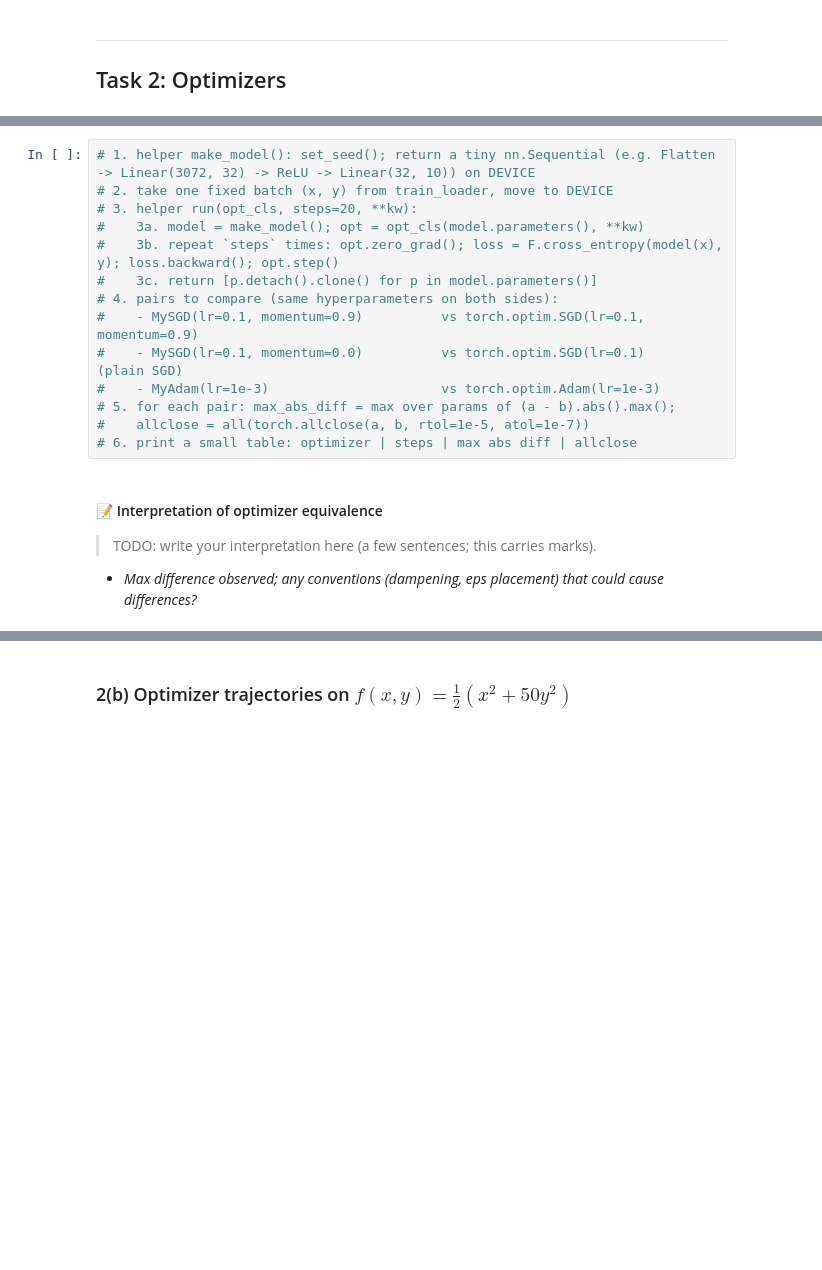
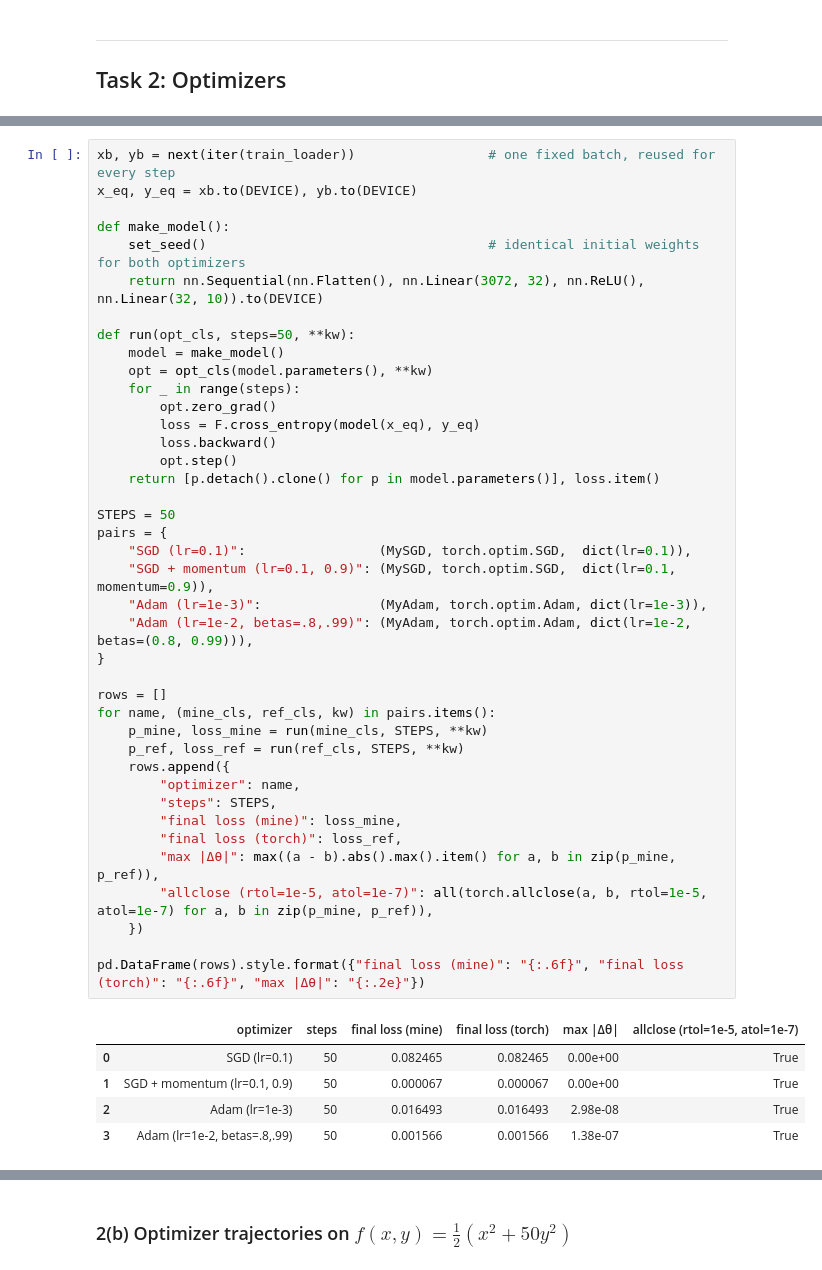
Before and after one commit to Sulojan2027/Vision_Coursework, a Jupyter notebook: Sem07_Deep_Learning_for_Vision/Assignment_2/assignment_2_cnn.ipynb, the cells around one changed output, grey strips where cells are left out. Drawn from its saved outputs; the diff is of its cells as text; blank space fills up the shorter version.

```diff
--- a/Sem07_Deep_Learning_for_Vision/Assignment_2/assignment_2_cnn.ipynb
+++ b/Sem07_Deep_Learning_for_Vision/Assignment_2/assignment_2_cnn.ipynb
@@ -537,20 +611,46 @@ class MyAdam(torch.optim.Optimizer):
-# %%
-# 1. helper make_model(): set_seed(); return a tiny nn.Sequential (e.g. Flatten -> Linear(3072, 32) -> ReLU -> Linear(32, 10)) on DEVICE
-# 2. take one fixed batch (x, y) from train_loader, move to DEVICE
-# 3. helper run(opt_cls, steps=20, **kw):
-#    3a. model = make_model(); opt = opt_cls(model.parameters(), **kw)
-#    3b. repeat `steps` times: opt.zero_grad(); loss = F.cross_entropy(model(x), y); loss.backward(); opt.step()
-#    3c. return [p.detach().clone() for p in model.parameters()]
-# 4. pairs to compare (same hyperparameters on both sides):
-#    - MySGD(lr=0.1, momentum=0.9)          vs torch.optim.SGD(lr=0.1, momentum=0.9)
-#    - MySGD(lr=0.1, momentum=0.0)          vs torch.optim.SGD(lr=0.1)               (plain SGD)
-#    - MyAdam(lr=1e-3)                      vs torch.optim.Adam(lr=1e-3)
-# 5. for each pair: max_abs_diff = max over params of (a - b).abs().max();
-#    allclose = all(torch.allclose(a, b, rtol=1e-5, atol=1e-7))
-# 6. print a small table: optimizer | steps | max abs diff | allclose
-# %% [markdown]
-#### 📝 Interpretation of optimizer equivalence
-
-> TODO: write your interpretation here (a few sentences; this carries marks).
->
-- *Max difference observed; any conventions (dampening, eps placement) that could cause differences?*
+# %%
+xb, yb = next(iter(train_loader))                 # one fixed batch, reused for every step
+x_eq, y_eq = xb.to(DEVICE), yb.to(DEVICE)
+
+def make_model():
+    set_seed()                                    # identical initial weights for both optimizers
+    return nn.Sequential(nn.Flatten(), nn.Linear(3072, 32), nn.ReLU(), nn.Linear(32, 10)).to(DEVICE)
+
+def run(opt_cls, steps=50, **kw):
+    model = make_model()
+    opt = opt_cls(model.parameters(), **kw)
+    for _ in range(steps):
+        opt.zero_grad()
+        loss = F.cross_entropy(model(x_eq), y_eq)
+        loss.backward()
+        opt.step()
+    return [p.detach().clone() for p in model.parameters()], loss.item()
+
+STEPS = 50
+pairs = {
+    "SGD (lr=0.1)":                 (MySGD, torch.optim.SGD,  dict(lr=0.1)),
+    "SGD + momentum (lr=0.1, 0.9)": (MySGD, torch.optim.SGD,  dict(lr=0.1, momentum=0.9)),
+    "Adam (lr=1e-3)":               (MyAdam, torch.optim.Adam, dict(lr=1e-3)),
+    "Adam (lr=1e-2, betas=.8,.99)": (MyAdam, torch.optim.Adam, dict(lr=1e-2, betas=(0.8, 0.99))),
+}
+
+rows = []
+for name, (mine_cls, ref_cls, kw) in pairs.items():
+    p_mine, loss_mine = run(mine_cls, STEPS, **kw)
+    p_ref, loss_ref = run(ref_cls, STEPS, **kw)
+    rows.append({
+        "optimizer": name,
+        "steps": STEPS,
+        "final loss (mine)": loss_mine,
+        "final loss (torch)": loss_ref,
+        "max |Δθ|": max((a - b).abs().max().item() for a, b in zip(p_mine, p_ref)),
+        "allclose (rtol=1e-5, atol=1e-7)": all(torch.allclose(a, b, rtol=1e-5, atol=1e-7) for a, b in zip(p_mine, p_ref)),
+    })
+
+pd.DataFrame(rows).style.format({"final loss (mine)": "{:.6f}", "final loss (torch)": "{:.6f}", "max |Δθ|": "{:.2e}"})
+# %% [output]
+|  | optimizer | steps | final loss (mine) | final loss (torch) | max |Δθ| | allclose (rtol=1e-5, atol=1e-7) |
+| 0 | SGD (lr=0.1) | 50 | 0.082465 | 0.082465 | 0.00e+00 | True |
+| 1 | SGD + momentum (lr=0.1, 0.9) | 50 | 0.000067 | 0.000067 | 0.00e+00 | True |
+| 2 | Adam (lr=1e-3) | 50 | 0.016493 | 0.016493 | 2.98e-08 | True |
+| 3 | Adam (lr=1e-2, betas=.8,.99) | 50 | 0.001566 | 0.001566 | 1.38e-07 | True |
```
Also changed, not shown: parts of 26 cells of this notebook.
